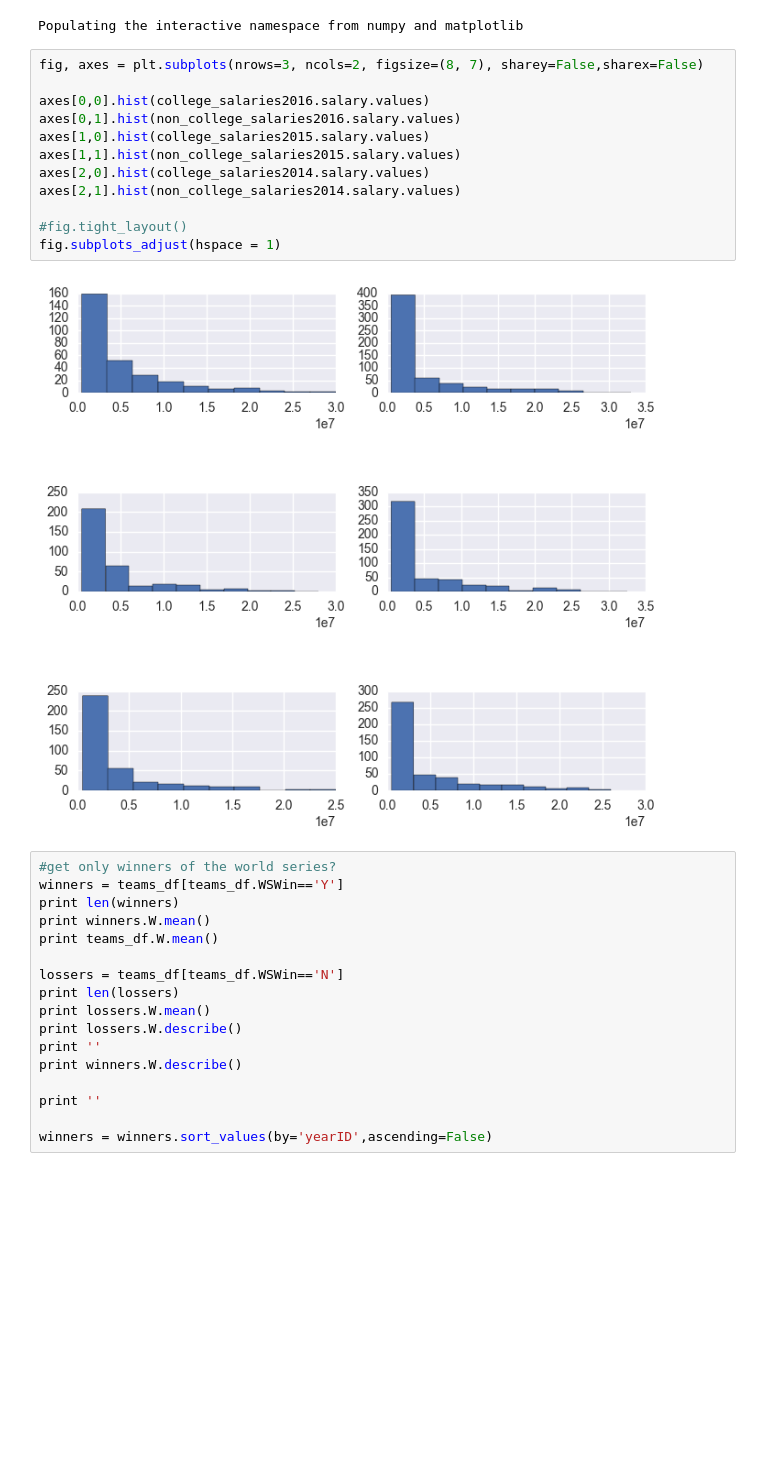
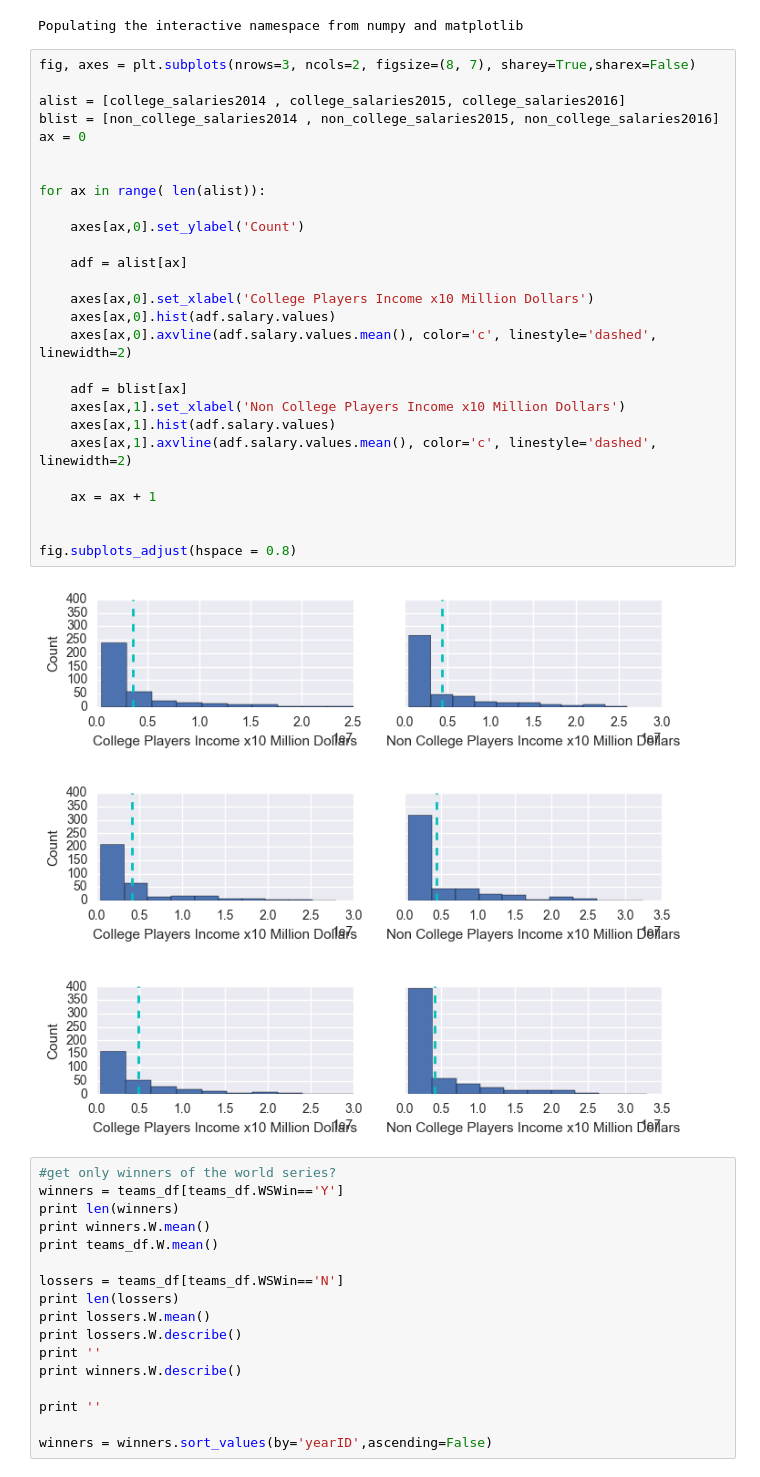
Before and after one commit to ulitosCoder/DataAnalysis, a Jupyter notebook: project_investigate_a_dataset/Baseball Data Analysis.ipynb, the cells around one changed output. Saved outputs shown, nothing was run; the diff lists cells and outputs as text; blank space fills up the shorter version.

Commit message:
Added histgrams with mean

```diff
--- a/project_investigate_a_dataset/Baseball Data Analysis.ipynb
+++ b/project_investigate_a_dataset/Baseball Data Analysis.ipynb
@@ -95,20 +95,35 @@ non_college_salaries2014 =  non_college_player_salaries[non_college_player_salar
 #xticks(college_salaries2016.salary.values)
 # %% [output]
 Populating the interactive namespace from numpy and matplotlib
-# %%
-fig, axes = plt.subplots(nrows=3, ncols=2, figsize=(8, 7), sharey=False,sharex=False)
-
-axes[0,0].hist(college_salaries2016.salary.values)
-axes[0,1].hist(non_college_salaries2016.salary.values)
-axes[1,0].hist(college_salaries2015.salary.values)
-axes[1,1].hist(non_college_salaries2015.salary.values)
-axes[2,0].hist(college_salaries2014.salary.values)
-axes[2,1].hist(non_college_salaries2014.salary.values)
-
-#fig.tight_layout()
-fig.subplots_adjust(hspace = 1)
-# %% [output]
-[figure, removed]
+# %%
+fig, axes = plt.subplots(nrows=3, ncols=2, figsize=(8, 7), sharey=True,sharex=False)
+
+alist = [college_salaries2014 , college_salaries2015, college_salaries2016]
+blist = [non_college_salaries2014 , non_college_salaries2015, non_college_salaries2016]
+ax = 0
+
+
+for ax in range( len(alist)):
+
+    axes[ax,0].set_ylabel('Count')
+
+    adf = alist[ax]
+
+    axes[ax,0].set_xlabel('College Players Income x10 Million Dollars')
+    axes[ax,0].hist(adf.salary.values)
+    axes[ax,0].axvline(adf.salary.values.mean(), color='c', linestyle='dashed', linewidth=2)
+
+    adf = blist[ax]
+    axes[ax,1].set_xlabel('Non College Players Income x10 Million Dollars')
+    axes[ax,1].hist(adf.salary.values)
+    axes[ax,1].axvline(adf.salary.values.mean(), color='c', linestyle='dashed', linewidth=2)
+
+    ax = ax + 1
+
+
+fig.subplots_adjust(hspace = 0.8)
+# %% [output]
+[figure, added]
 # %%
 #get only winners of the world series?
 winners = teams_df[teams_df.WSWin=='Y']
```
Also changed, not shown: parts of 1 cell of this notebook.
